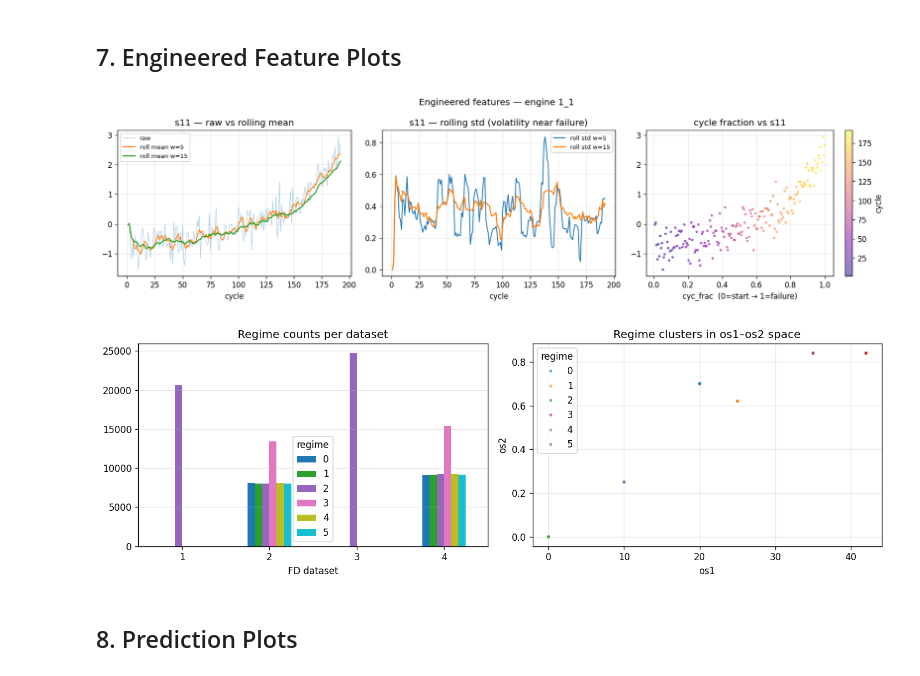
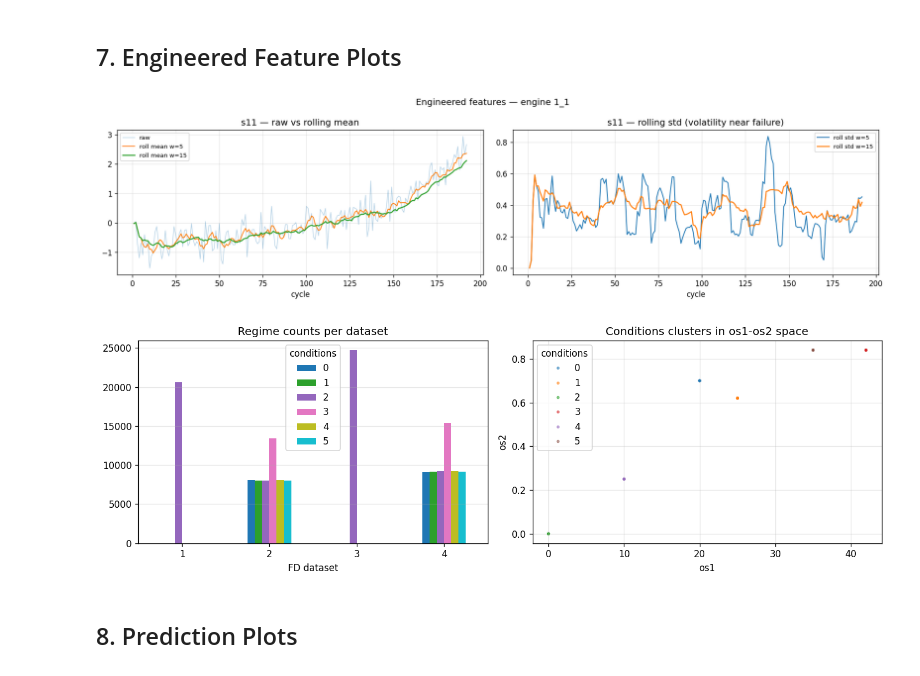
Before and after one commit to mrwhitewhite/CMAPSS-Jet-Engine-Simulated-Data, a Jupyter notebook: notebooks/main.ipynb, the cells around one changed output. Cells and saved outputs as stored; diff of their text form; code cells hidden in the pictures.

Commit message:
NB: fix data leakage
remove cyc_frac

```diff
--- a/notebooks/main.ipynb
+++ b/notebooks/main.ipynb
@@ -133,0 +106,15 @@ Feature count: 72 | Train rows: 160,359
+# %%
+# RUL target for train
+mc = train_n.groupby("unit_global")["cycle"].transform(
+    "max"
+)  # max cycle count before engine broke (in train set)
+train_n["rul"] = (mc - train_n["cycle"]).clip(
+    upper=RUL_CAP
+)  # calculate RUL (countdown before engine broke, RUL=0 => engine broke)
+
+# RUL target for test
+te_life = test_n.groupby("unit_global")["cycle"].max().reset_index()
+te_life.columns = ["unit_global", "last_obs"]
+te_life = te_life.merge(rul_df[["unit_global", "true_rul"]], on="unit_global")
+te_life["total_life"] = te_life["last_obs"] + te_life["true_rul"]
+test_n = test_n.merge(te_life[["unit_global", "total_life"]], on="unit_global")
@@ -259,45 +288,45 @@ plt.show()
 # %%
 eng = sample_eng[0]
 edf = train_f[train_f["unit_global"] == eng].sort_values("cycle")
 
-fig, axes = plt.subplots(1, 3, figsize=(15, 4))
+fig, axes = plt.subplots(1, 2, figsize=(15, 4))
 
 ax = axes[0]
 ax.plot(edf["cycle"], edf["s11"], alpha=0.35, lw=0.8, label="raw")
 ax.plot(edf["cycle"], edf["s11_rm5"], lw=1.2, label="roll mean w=5")
 ax.plot(edf["cycle"], edf["s11_rm15"], lw=1.5, label="roll mean w=15")
 ax.set_title("s11 — raw vs rolling mean")
 ax.set_xlabel("cycle")
 ax.legend(fontsize=8)
 ax.grid(alpha=0.3)
 
 ax = axes[1]
 ax.plot(edf["cycle"], edf["s11_rs5"], lw=1.2, label="roll std w=5")
 ax.plot(edf["cycle"], edf["s11_rs15"], lw=1.5, label="roll std w=15")
 ax.set_title("s11 — rolling std (volatility near failure)")
 ax.set_xlabel("cycle")
 ax.legend(fontsize=8)
 ax.grid(alpha=0.3)
 
-ax = axes[2]
-sc = ax.scatter(
-    edf["cyc_frac"], edf["s11"], s=6, alpha=0.5, c=edf["cycle"], cmap="plasma"
-)
-plt.colorbar(sc, ax=ax, label="cycle")
-ax.set_title("cycle fraction vs s11")
-ax.set_xlabel("cyc_frac  (0=start → 1=failure)")
-ax.grid(alpha=0.3)
+# ax = axes[2]
+# sc = ax.scatter(
+#     edf["cyc_frac"], edf["s11"], s=6, alpha=0.5, c=edf["cycle"], cmap="plasma"
+# )
+# plt.colorbar(sc, ax=ax, label="cycle")
+# ax.set_title("cycle fraction vs s11")
+# ax.set_xlabel("cyc_frac  (0=start → 1=failure)")
+# ax.grid(alpha=0.3)
 
 fig.suptitle(f"Engineered features — engine {eng}")
 plt.tight_layout()
 plt.savefig("engineered_features.png", bbox_inches="tight")
 plt.show()
 # %% [output]
-[figure, old version]
+[figure, new version]
 # %%
 fig, axes = plt.subplots(1, 2, figsize=(12, 4))
 
-train_raw.groupby(["fd", "regime"]).size().unstack().fillna(0).plot(
+train_raw.groupby(["fd", "conditions"]).size().unstack().fillna(0).plot(
     kind="bar", ax=axes[0], colormap="tab10"
 )
 axes[0].set_title("Regime counts per dataset")
@@ -309,20 +338,20 @@ sns.scatterplot(
     data=train_raw.sample(4000, random_state=SEED),
     x="os1",
     y="os2",
-    hue="regime",
+    hue="conditions",
     palette="tab10",
     s=12,
     alpha=0.6,
     ax=axes[1],
 )
-axes[1].set_title("Regime clusters in os1–os2 space")
+axes[1].set_title("Conditions clusters in os1-os2 space")
 axes[1].grid(alpha=0.3)
 
 plt.tight_layout()
-plt.savefig("regime_clusters.png", bbox_inches="tight")
+plt.savefig("conditions_clusters.png", bbox_inches="tight")
 plt.show()
 # %% [output]
-[figure, old version]
+[figure, new version]
 # %% [markdown]
 ## 8. Prediction Plots
 # %%
```
Also changed, not shown: parts of 16 cells of this notebook.
